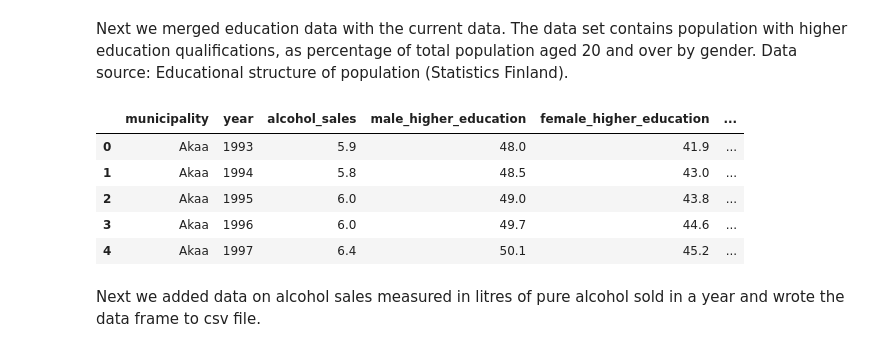
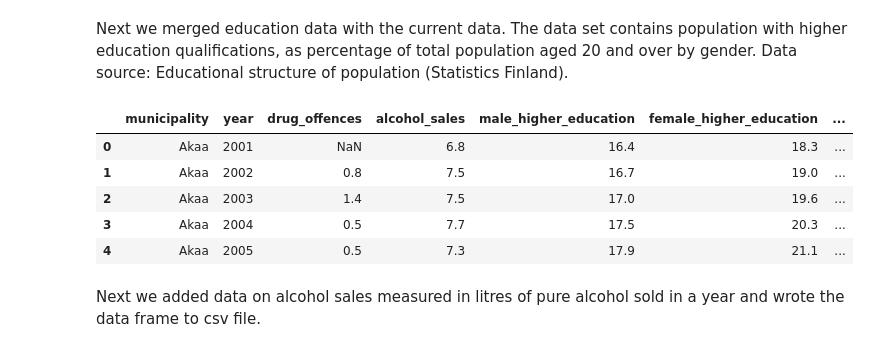
Before and after one commit to AnnaKuokkanen/DataScienceIntro, a Jupyter notebook: intro_to_data_project.ipynb, the cells around one changed output. Cells and saved outputs as stored; diff of their text form; code cells hidden in the pictures.

```diff
--- a/intro_to_data_project.ipynb
+++ b/intro_to_data_project.ipynb
@@ -133,17 +125,23 @@ Next we merged education data with the current data. The data set contains popul
 # %%
 # alchohol data, as litres of pure alcohol sold per capita
 alcohol = pd.read_csv("data/alcohol_sales_municipality.csv", sep=";", header=None).drop(columns=[0, 1, 3, 4, 7])
 alcohol.columns = ["municipality", "year", "alcohol_sales"]
 
 data = pd.merge(alcohol, data, how="inner", on=["year", "municipality"])
+
+# statistic for drug offences per 1000 persons
+drugs = pd.read_csv("data/drug_use_offences.csv", sep=";", header=None).drop(columns=[0, 1, 3, 4, 7])
+drugs.columns = ["municipality", "year", "drug_offences"]
+
+data = pd.merge(drugs, data, how="inner", on=["year", "municipality"])
 data.head()
 # %% [output]
-|  | municipality | year | alcohol_sales | male_higher_education | female_higher_education | ... |
-| 0 | Akaa | 1993 | 5.9 | 48.0 | 41.9 | ... |
-| 1 | Akaa | 1994 | 5.8 | 48.5 | 43.0 | ... |
-| 2 | Akaa | 1995 | 6.0 | 49.0 | 43.8 | ... |
-| 3 | Akaa | 1996 | 6.0 | 49.7 | 44.6 | ... |
-| 4 | Akaa | 1997 | 6.4 | 50.1 | 45.2 | ... |
+|  | municipality | year | drug_offences | alcohol_sales | male_higher_education | female_higher_education | ... |
+| 0 | Akaa | 2001 | NaN | 6.8 | 16.4 | 18.3 | ... |
+| 1 | Akaa | 2002 | 0.8 | 7.5 | 16.7 | 19.0 | ... |
+| 2 | Akaa | 2003 | 1.4 | 7.5 | 17.0 | 19.6 | ... |
+| 3 | Akaa | 2004 | 0.5 | 7.7 | 17.5 | 20.3 | ... |
+| 4 | Akaa | 2005 | 0.5 | 7.3 | 17.9 | 21.1 | ... |
 # %% [markdown]
 Next we added data on alcohol sales measured in litres of pure alcohol sold in a year and wrote the data frame to csv file.
 # %%
```
Also changed, not shown: parts of 6 cells of this notebook, 1 other file.
